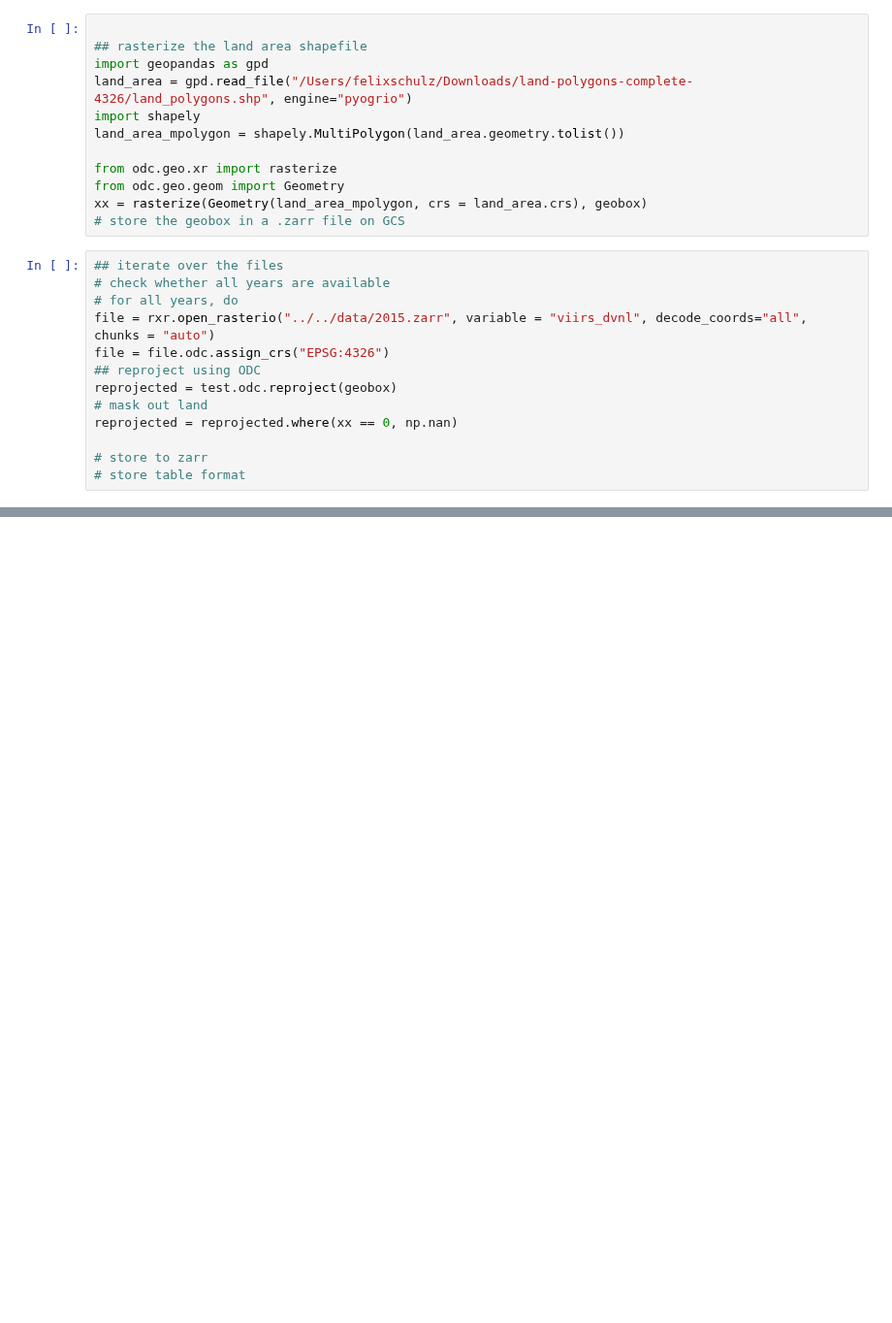
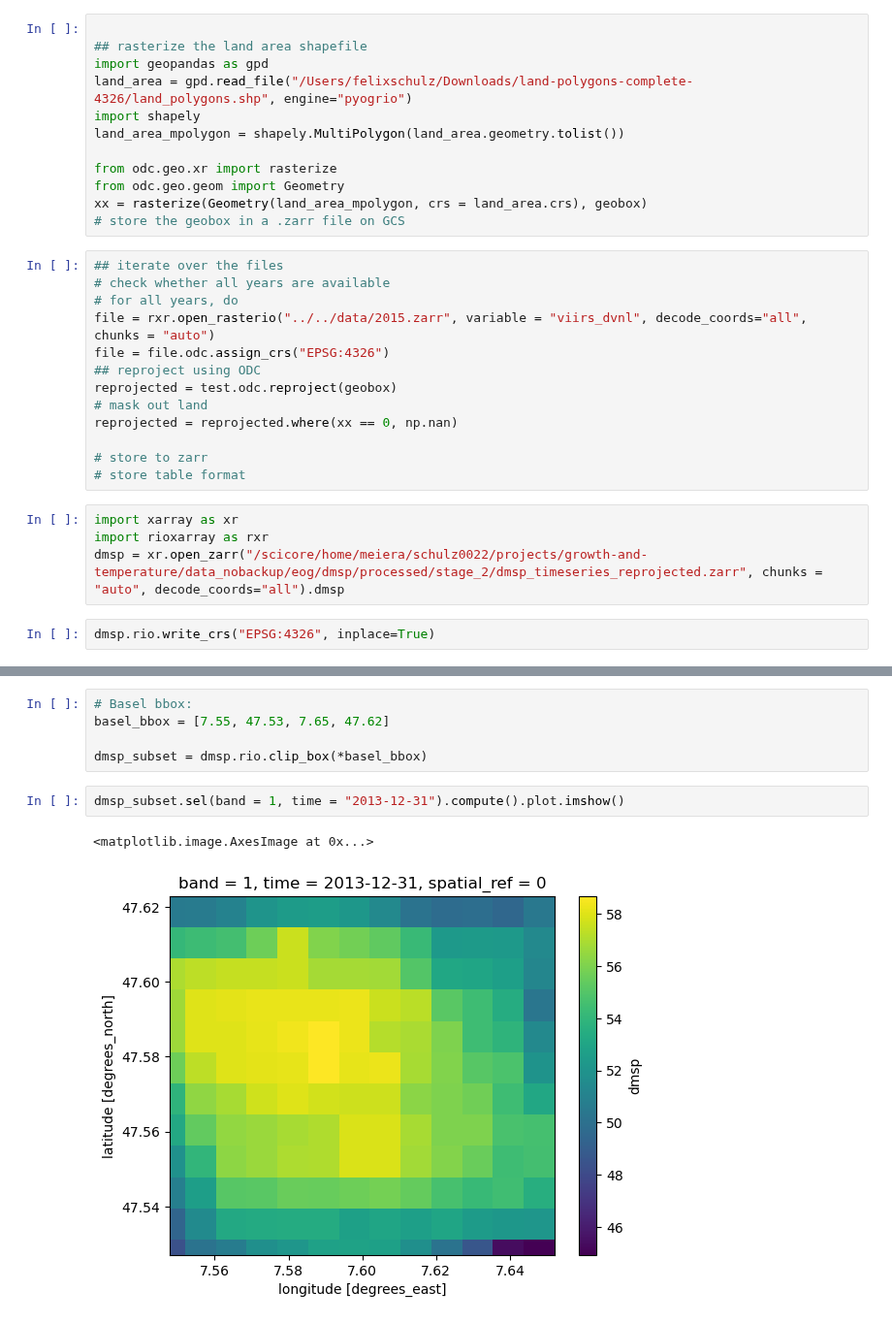
Before and after one commit to felixschulz385/growth-and-temperature, a Jupyter notebook: gnt/experiments/grid.ipynb, the cells around one changed output, grey strips where cells are left out. Shown at 97% size. Cells and saved outputs as stored; diff of their text form; blank space fills up the shorter version.

```diff
--- a/gnt/experiments/grid.ipynb
+++ b/gnt/experiments/grid.ipynb
@@ -959,3 +959,9 @@ reprojected = reprojected.where(xx == 0, np.nan)
 
 # store to zarr
 # store table format
+# %%
+import xarray as xr
+import rioxarray as rxr
+dmsp = xr.open_zarr("/scicore/home/meiera/schulz0022/projects/growth-and-temperature/data_nobackup/eog/dmsp/processed/stage_2/dmsp_timeseries_reprojected.zarr", chunks = "auto", decode_coords="all").dmsp
+# %%
+dmsp.rio.write_crs("EPSG:4326", inplace=True)
@@ -961,0 +995,10 @@ reprojected = reprojected.where(xx == 0, np.nan)
+# %%
+# Basel bbox:
+basel_bbox = [7.55, 47.53, 7.65, 47.62]
+
+dmsp_subset = dmsp.rio.clip_box(*basel_bbox)
+# %%
+dmsp_subset.sel(band = 1, time = "2013-12-31").compute().plot.imshow()
+# %% [output]
+<matplotlib.image.AxesImage at 0x...>
+[figure, added]
```
Also changed, not shown: parts of 2 cells of this notebook.
